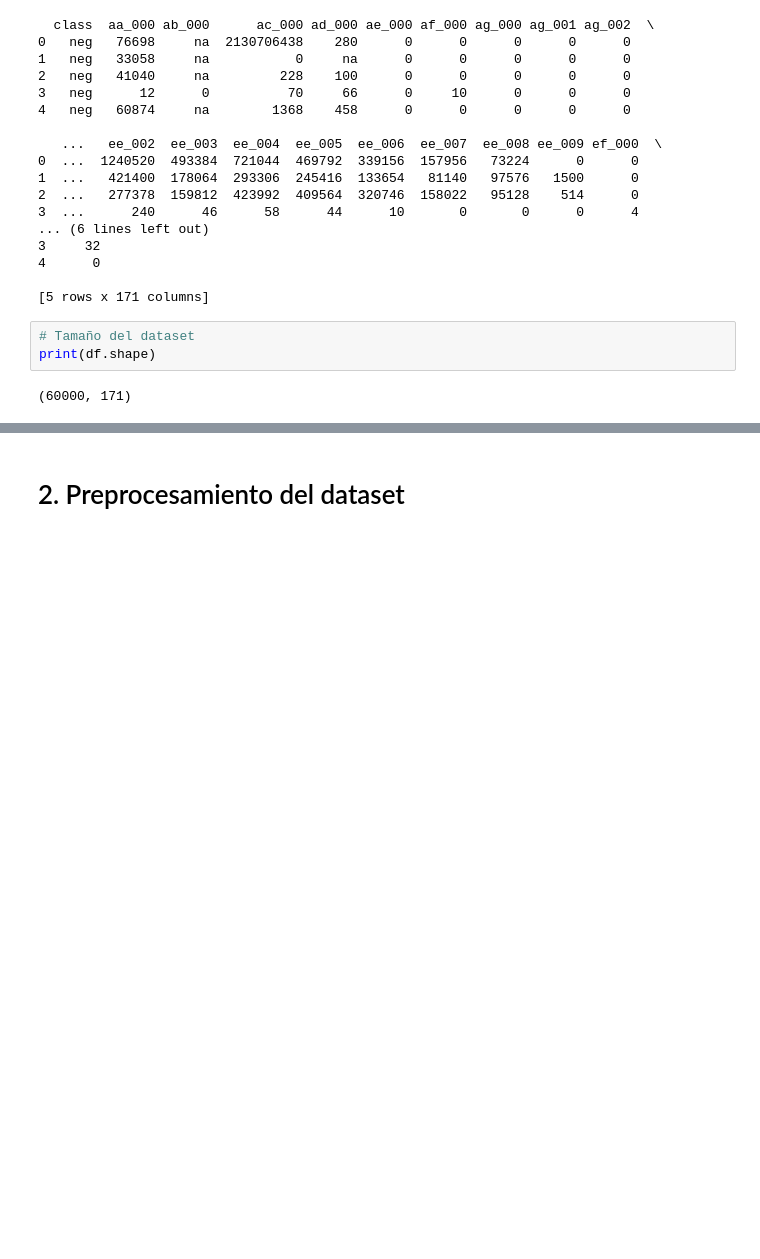
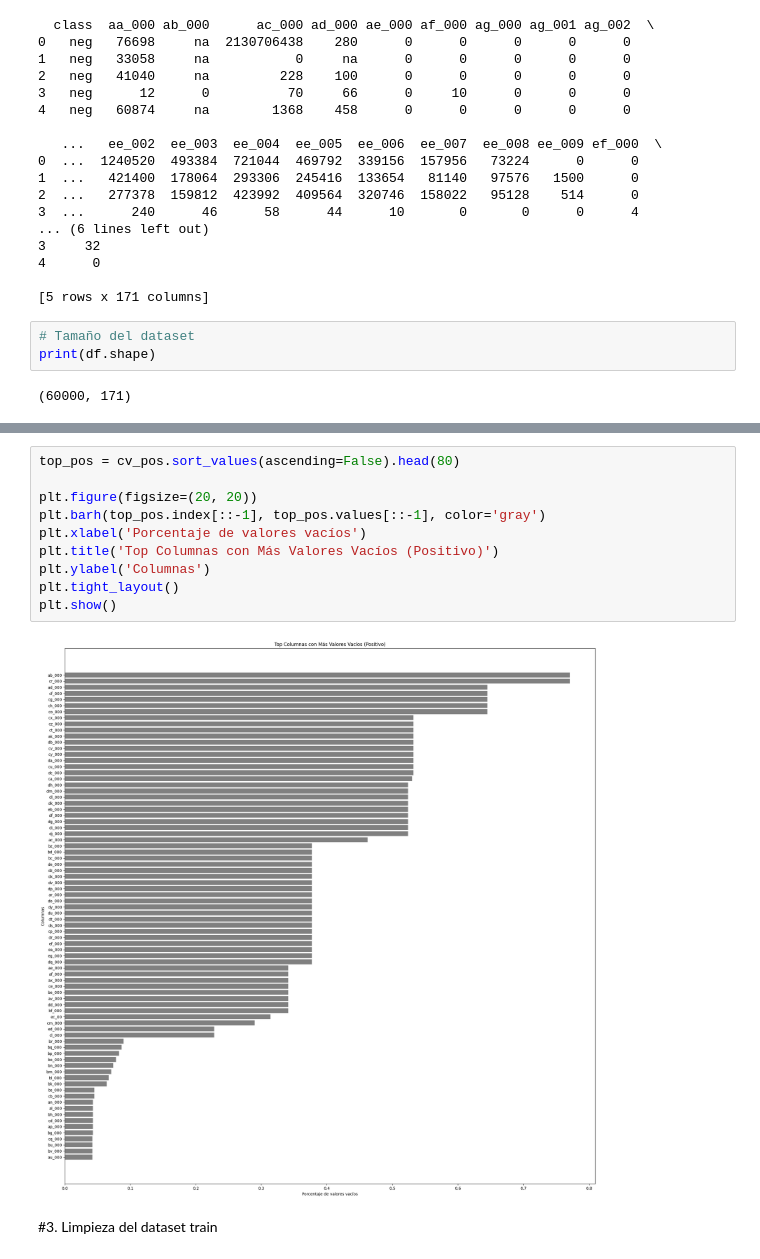
Before and after one commit to marcohinojosag/IA_MKTR, a Jupyter notebook: cod.ipynb, the cells around one changed output, grey strips where cells are left out. Drawn from its saved outputs; the diff is of its cells as text; blank space fills up the shorter version.

Commit message:
Se realiza el preprocesamiento del dataset

```diff
--- a/cod.ipynb
+++ b/cod.ipynb
@@ -106,2 +140,14 @@ Negativos: 59000, Positivos: 1000
+# %%
+top_pos = cv_pos.sort_values(ascending=False).head(80)
+
+plt.figure(figsize=(20, 20))
+plt.barh(top_pos.index[::-1], top_pos.values[::-1], color='gray')
+plt.xlabel('Porcentaje de valores vacíos')
+plt.title('Top Columnas con Más Valores Vacíos (Positivo)')
+plt.ylabel('Columnas')
+plt.tight_layout()
+plt.show()
+# %% [output]
+[figure, added]
 # %% [markdown]
-# 2. Preprocesamiento del dataset
+#3. Limpieza del dataset train
```
Also changed, not shown: parts of 33 cells of this notebook.
